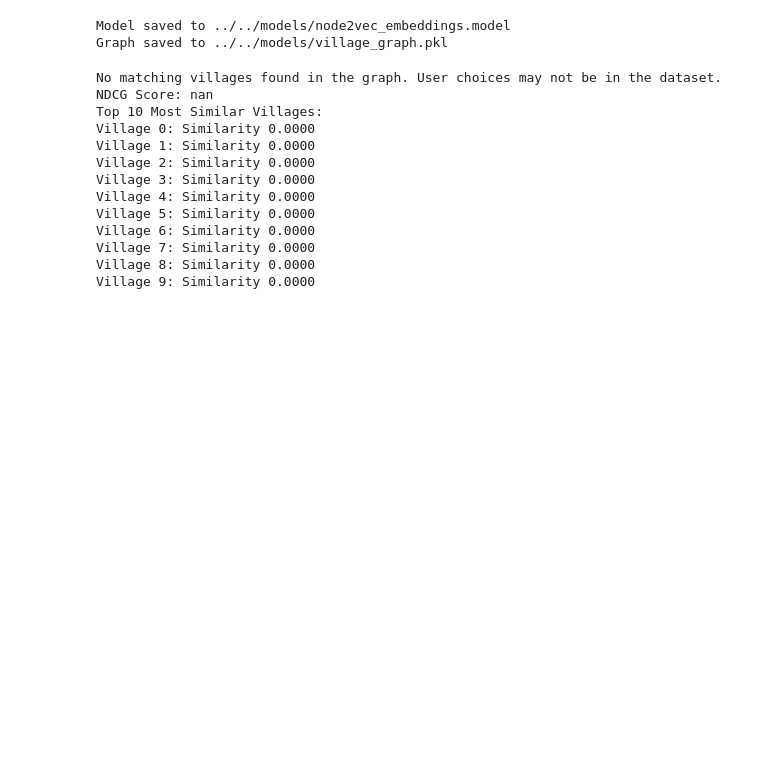
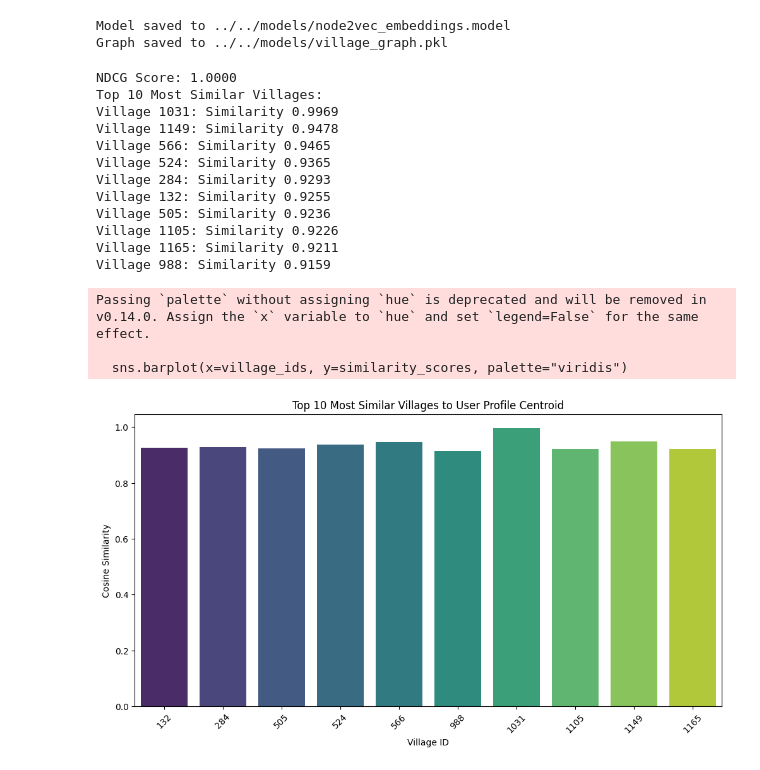
Before and after one commit to marimoysan/ml-pueblos, a Jupyter notebook: notebooks/model/recommender_node2vec.ipynb, the cells around one changed output. Drawn from its saved outputs; the diff is of its cells as text; code cells hidden in the pictures; blank space fills up the shorter version.

Commit message:
(#19) - node2vec

```diff
--- a/notebooks/model/recommender_node2vec.ipynb
+++ b/notebooks/model/recommender_node2vec.ipynb
@@ -105,7 +133,15 @@ for i in range(len(feature_matrix)):
 # %%
 # 2️⃣ Generate Node2Vec Embeddings
-node2vec = Node2Vec(G, dimensions=20, walk_length=10, num_walks=20, workers=6)
+node2vec = Node2Vec(G, dimensions=24, walk_length=15, num_walks=30, workers=12)
-# %%
-model = node2vec.fit(window=5, min_count=1, batch_words=4)
+# %%
+model = node2vec.fit(
+    window=10,        # Increased from 5
+    min_count=1,      # Keep as is
+    batch_words=100,  # Increased from 4
+    epochs=15,        # Added parameter
+    sg=1,             # Added parameter (Skip-gram)
+    hs=0,             # Added parameter (Negative sampling)
+    negative=7        # Added parameter
+)
 # %%
 display(similarity_matrix)
@@ -155,16 +205,37 @@ print("Top 10 Most Similar Villages:")
 for village, score in ranked_villages[:10]:
     print(f"Village {village}: Similarity {score:.4f}")
 # %% [output]
-No matching villages found in the graph. User choices may not be in the dataset.
-NDCG Score: nan
+NDCG Score: 1.0000
 Top 10 Most Similar Villages:
-Village 0: Similarity 0.0000
-Village 1: Similarity 0.0000
-Village 2: Similarity 0.0000
-Village 3: Similarity 0.0000
-Village 4: Similarity 0.0000
-Village 5: Similarity 0.0000
-Village 6: Similarity 0.0000
-Village 7: Similarity 0.0000
-Village 8: Similarity 0.0000
-Village 9: Similarity 0.0000
+Village 1031: Similarity 0.9969
+Village 1149: Similarity 0.9478
+Village 566: Similarity 0.9465
+Village 524: Similarity 0.9365
+Village 284: Similarity 0.9293
+Village 132: Similarity 0.9255
+Village 505: Similarity 0.9236
+Village 1105: Similarity 0.9226
+Village 1165: Similarity 0.9211
+Village 988: Similarity 0.9159
+# %%
+import matplotlib.pyplot as plt
+import seaborn as sns
+
+# Extract top 10 similar villages and their scores
+top_villages = ranked_villages[:10]
+village_ids = [v for v, _ in top_villages]
+similarity_scores = [s for _, s in top_villages]
+
+# Create a bar plot
+plt.figure(figsize=(12, 6))
+sns.barplot(x=village_ids, y=similarity_scores, palette="viridis")
+plt.xlabel("Village ID")
+plt.ylabel("Cosine Similarity")
+plt.title("Top 10 Most Similar Villages to User Profile Centroid")
+plt.xticks(rotation=45)
+plt.show()
+# %% [output]
+Passing `palette` without assigning `hue` is deprecated and will be removed in v0.14.0. Assign the `x` variable to `hue` and set `legend=False` for the same effect.
+
+  sns.barplot(x=village_ids, y=similarity_scores, palette="viridis")
+[figure, added]
```
Also changed, not shown: parts of 4 cells of this notebook, 6 other files.
